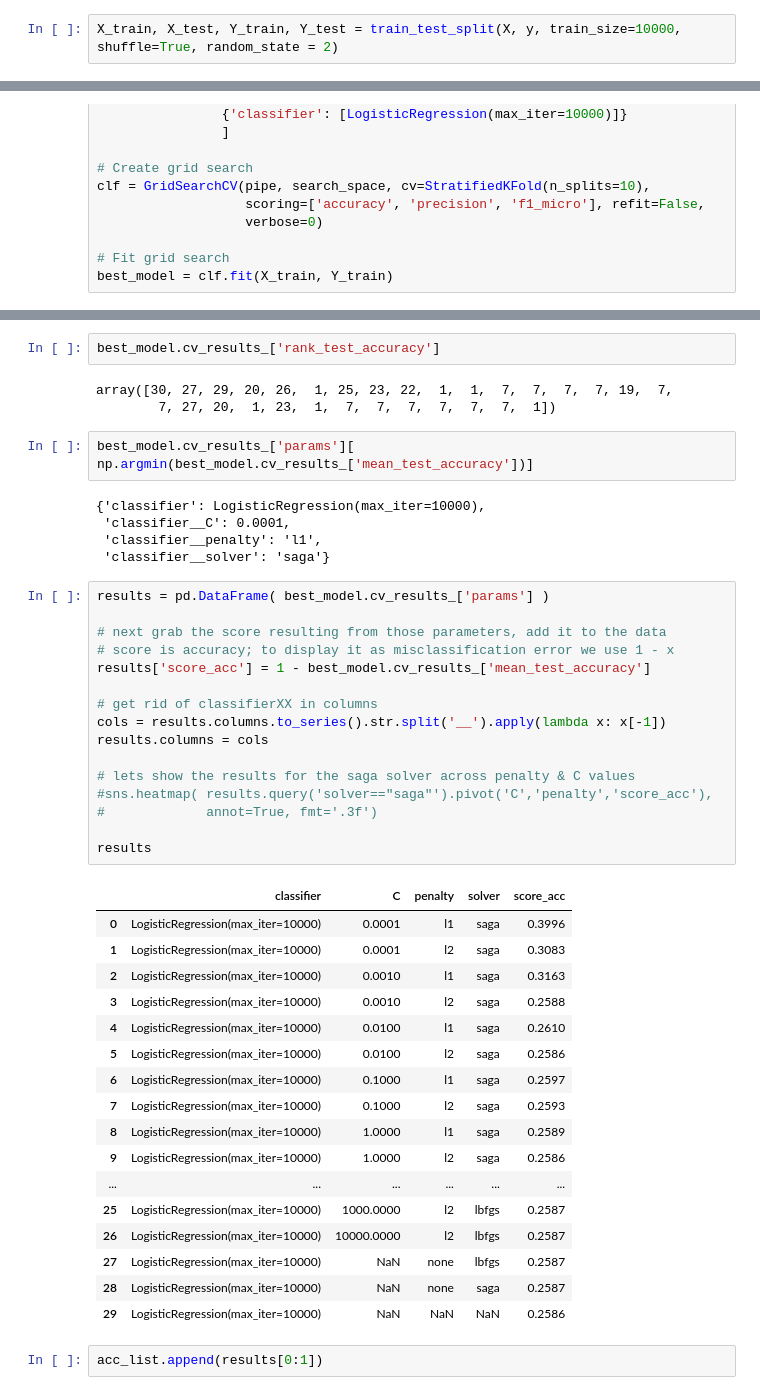
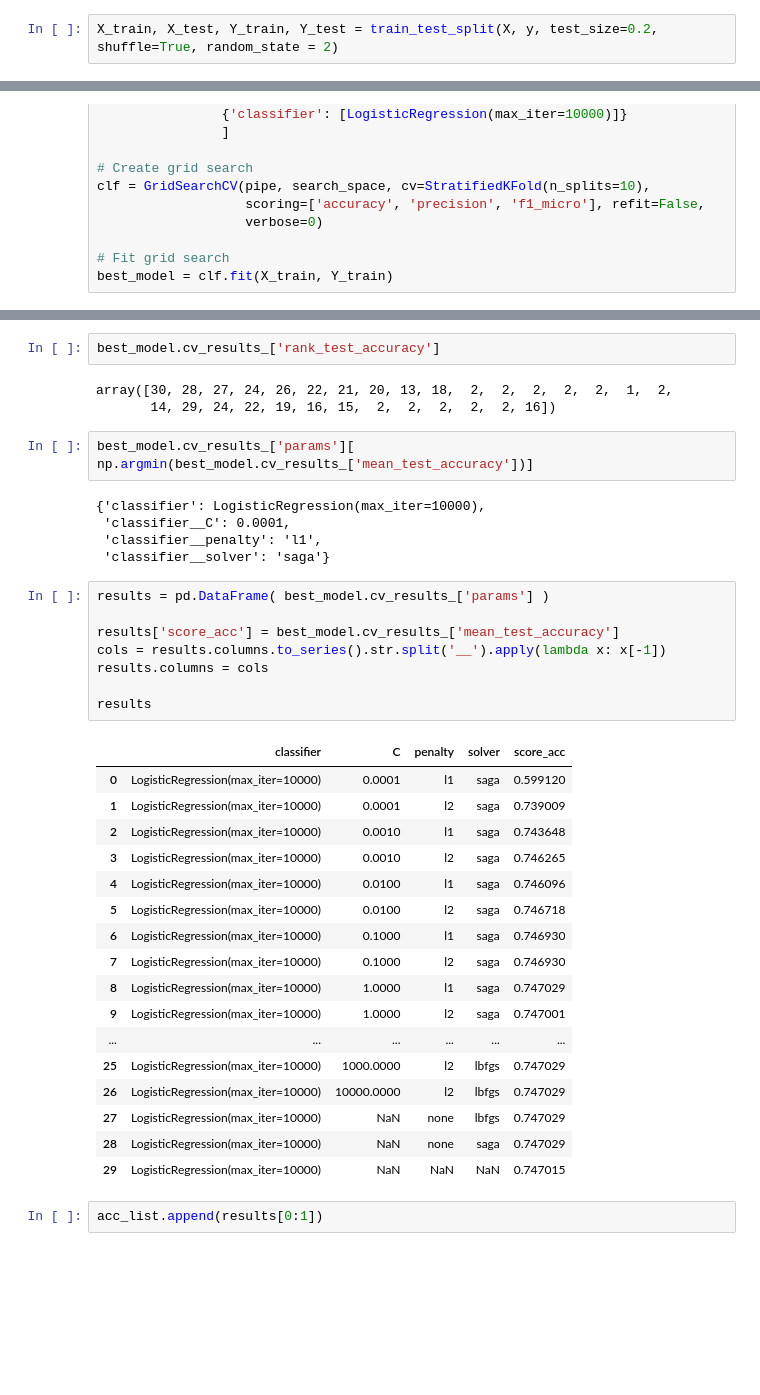
Before and after one commit to aleksa-kostic/ds_capstone_akm, a Jupyter notebook: Logistic Regression.ipynb, the cells around one changed output, grey strips where cells are left out. Drawn from its saved outputs; the diff is of its cells as text; blank space fills up the shorter version.

```diff
--- a/Logistic Regression.ipynb
+++ b/Logistic Regression.ipynb
@@ -225,7 +205,7 @@ f1_micro_List.append(results[8:9])
 # %% [markdown]
 ## Trial 2
 # %%
-X_train, X_test, Y_train, Y_test = train_test_split(X, y, train_size=10000, shuffle=True, random_state = 2)
+X_train, X_test, Y_train, Y_test = train_test_split(X, y, test_size=0.2, shuffle=True, random_state = 2)
 # %%
 # Create a pipeline - RF is a stand in, we will populate the classifier part below
 pipe = Pipeline([('std', StandardScaler()),
@@ -277,8 +257,8 @@ best_model.cv_results_
 # %%
 best_model.cv_results_['rank_test_accuracy']
 # %% [output]
-array([30, 27, 29, 20, 26,  1, 25, 23, 22,  1,  1,  7,  7,  7,  7, 19,  7,
-        7, 27, 20,  1, 23,  1,  7,  7,  7,  7,  7,  7,  1])
+array([30, 28, 27, 24, 26, 22, 21, 20, 13, 18,  2,  2,  2,  2,  2,  1,  2,
+       14, 29, 24, 22, 19, 16, 15,  2,  2,  2,  2,  2, 16])
 # %%
 best_model.cv_results_['params'][ np.argmin(best_model.cv_results_['mean_test_accuracy'])]
 # %% [output]
@@ -289,37 +269,29 @@ best_model.cv_results_['params'][ np.argmin(best_model.cv_results_['mean_test_ac
 # %%
 results = pd.DataFrame( best_model.cv_results_['params'] )
 
-# next grab the score resulting from those parameters, add it to the data
-# score is accuracy; to display it as misclassification error we use 1 - x
-results['score_acc'] = 1 - best_model.cv_results_['mean_test_accuracy']
-
-# get rid of classifierXX in columns
+results['score_acc'] = best_model.cv_results_['mean_test_accuracy']
 cols = results.columns.to_series().str.split('__').apply(lambda x: x[-1])
 results.columns = cols
 
-# lets show the results for the saga solver across penalty & C values
-#sns.heatmap( results.query('solver=="saga"').pivot('C','penalty','score_acc'),
-#             annot=True, fmt='.3f')
-
 results
 # %% [output]
 |  | classifier | C | penalty | solver | score_acc |
-| 0 | LogisticRegression(max_iter=10000) | 0.0001 | l1 | saga | 0.3996 |
-| 1 | LogisticRegression(max_iter=10000) | 0.0001 | l2 | saga | 0.3083 |
-| 2 | LogisticRegression(max_iter=10000) | 0.0010 | l1 | saga | 0.3163 |
-| 3 | LogisticRegression(max_iter=10000) | 0.0010 | l2 | saga | 0.2588 |
-| 4 | LogisticRegression(max_iter=10000) | 0.0100 | l1 | saga | 0.2610 |
-| 5 | LogisticRegression(max_iter=10000) | 0.0100 | l2 | saga | 0.2586 |
-| 6 | LogisticRegression(max_iter=10000) | 0.1000 | l1 | saga | 0.2597 |
-| 7 | LogisticRegression(max_iter=10000) | 0.1000 | l2 | saga | 0.2593 |
-| 8 | LogisticRegression(max_iter=10000) | 1.0000 | l1 | saga | 0.2589 |
-| 9 | LogisticRegression(max_iter=10000) | 1.0000 | l2 | saga | 0.2586 |
+| 0 | LogisticRegression(max_iter=10000) | 0.0001 | l1 | saga | 0.599120 |
+| 1 | LogisticRegression(max_iter=10000) | 0.0001 | l2 | saga | 0.739009 |
+| 2 | LogisticRegression(max_iter=10000) | 0.0010 | l1 | saga | 0.743648 |
+| 3 | LogisticRegression(max_iter=10000) | 0.0010 | l2 | saga | 0.746265 |
+| 4 | LogisticRegression(max_iter=10000) | 0.0100 | l1 | saga | 0.746096 |
+| 5 | LogisticRegression(max_iter=10000) | 0.0100 | l2 | saga | 0.746718 |
+| 6 | LogisticRegression(max_iter=10000) | 0.1000 | l1 | saga | 0.746930 |
+| 7 | LogisticRegression(max_iter=10000) | 0.1000 | l2 | saga | 0.746930 |
+| 8 | LogisticRegression(max_iter=10000) | 1.0000 | l1 | saga | 0.747029 |
+| 9 | LogisticRegression(max_iter=10000) | 1.0000 | l2 | saga | 0.747001 |
 | ... | ... | ... | ... | ... | ... |
-| 25 | LogisticRegression(max_iter=10000) | 1000.0000 | l2 | lbfgs | 0.2587 |
-| 26 | LogisticRegression(max_iter=10000) | 10000.0000 | l2 | lbfgs | 0.2587 |
-| 27 | LogisticRegression(max_iter=10000) | NaN | none | lbfgs | 0.2587 |
-| 28 | LogisticRegression(max_iter=10000) | NaN | none | saga | 0.2587 |
-| 29 | LogisticRegression(max_iter=10000) | NaN | NaN | NaN | 0.2586 |
+| 25 | LogisticRegression(max_iter=10000) | 1000.0000 | l2 | lbfgs | 0.747029 |
+| 26 | LogisticRegression(max_iter=10000) | 10000.0000 | l2 | lbfgs | 0.747029 |
+| 27 | LogisticRegression(max_iter=10000) | NaN | none | lbfgs | 0.747029 |
+| 28 | LogisticRegression(max_iter=10000) | NaN | none | saga | 0.747029 |
+| 29 | LogisticRegression(max_iter=10000) | NaN | NaN | NaN | 0.747015 |
 # %%
 acc_list.append(results[0:1])
 # %%
```
Also changed, not shown: parts of 87 cells of this notebook, 1 other file.
